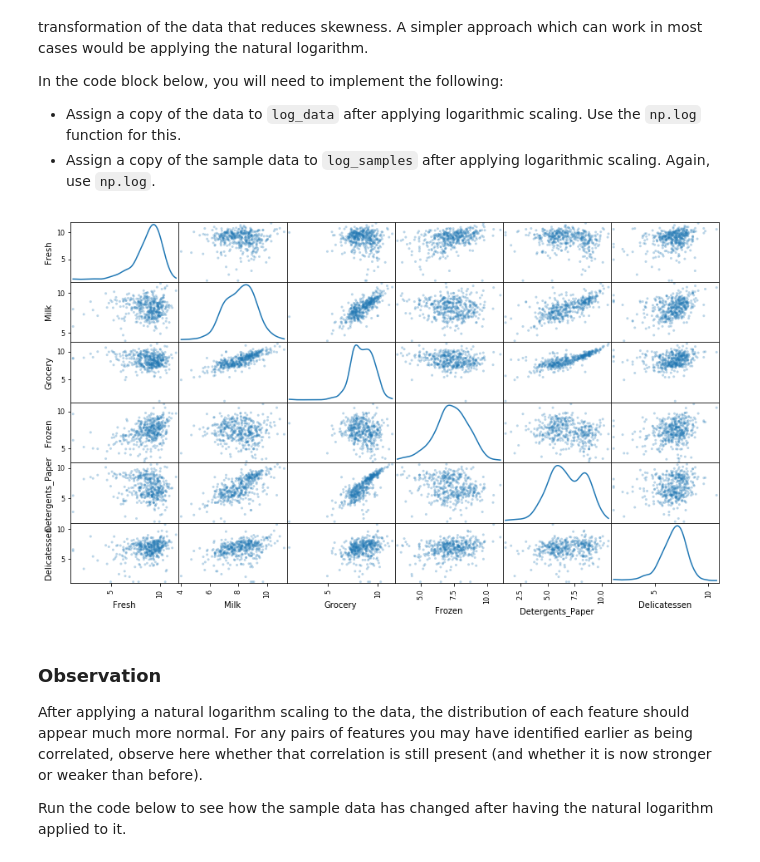
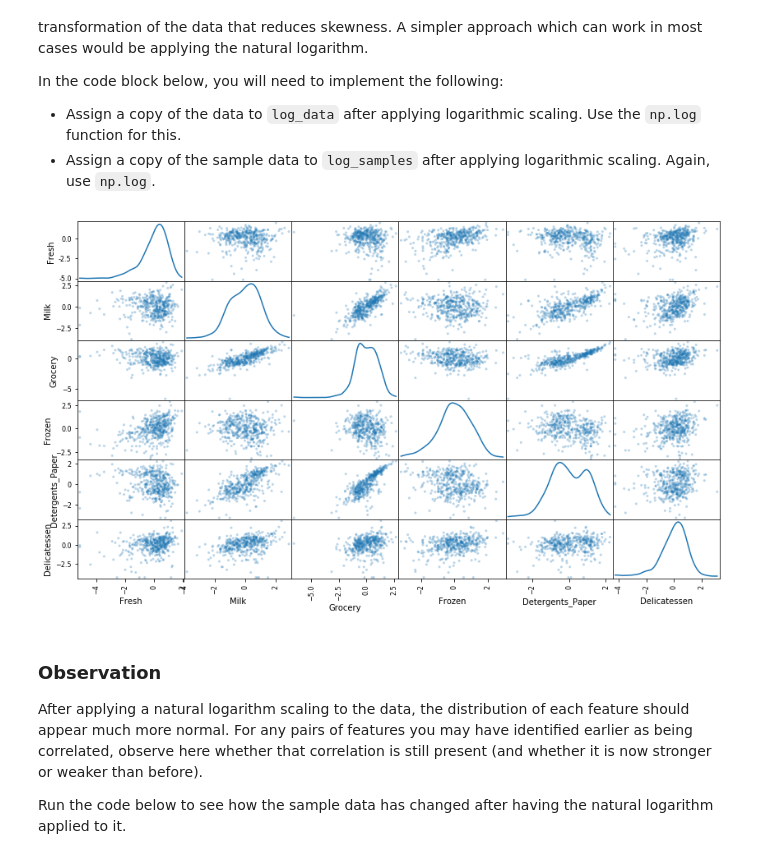
Before and after one commit to TomLin/MLND-practice, a Jupyter notebook: Practice_customer_segments/customer_segments.ipynb, the cells around one changed output. Saved outputs shown, nothing was run; the diff lists cells and outputs as text; code cells hidden in the pictures.

```diff
--- a/Practice_customer_segments/customer_segments.ipynb
+++ b/Practice_customer_segments/customer_segments.ipynb
@@ -180,16 +180,26 @@ In the code block below, you will need to implement the following:
  - Assign a copy of the data to `log_data` after applying logarithmic scaling. Use the `np.log` function for this.
  - Assign a copy of the sample data to `log_samples` after applying logarithmic scaling. Again, use `np.log`.
 # %%
+from sklearn.preprocessing import StandardScaler
 # TODO: Scale the data using the natural logarithm
 log_data = np.log(data)
 
 # TODO: Scale the sample data using the natural logarithm
 log_samples = np.log(samples)
 
+# with the advice from mentor, I further scales the log_data to standardized log_data
+scaler = StandardScaler()
+scaler.fit(log_data)
+log_data_std = pd.DataFrame(scaler.transform(log_data), \
+                            index = log_data.index.values, columns = log_data.columns.values)
+log_samples_std = pd.DataFrame(scaler.transform(log_samples), \
+                               index = log_samples.index.values, columns = log_samples.columns.values)
+
+
 # Produce a scatter matrix for each pair of newly-transformed features
-pd.plotting.scatter_matrix(log_data, alpha = 0.3, figsize = (14,8), diagonal = 'kde');
+pd.plotting.scatter_matrix(log_data_std, alpha = 0.3, figsize = (14,8), diagonal = 'kde');
 # %% [output]
-[figure, old version]
+[figure, new version]
 # %% [markdown]
 ### Observation
 After applying a natural logarithm scaling to the data, the distribution of each feature should appear much more normal. For any pairs of features you may have identified earlier as being correlated, observe here whether that correlation is still present (and whether it is now stronger or weaker than before).
```
Also changed, not shown: parts of 24 cells of this notebook, 5 other files.
